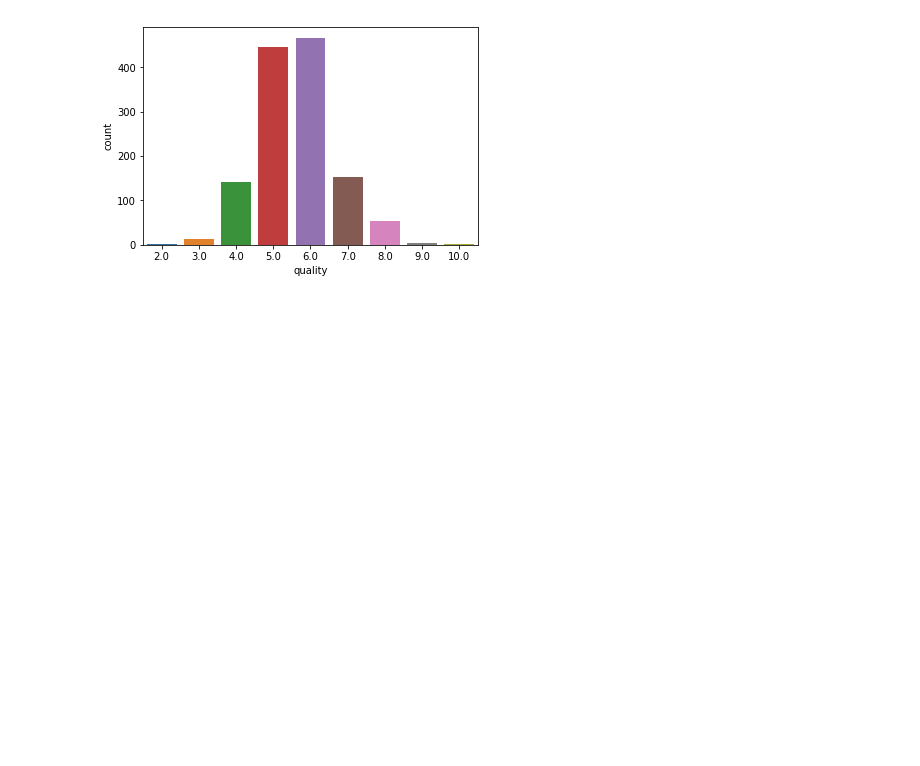
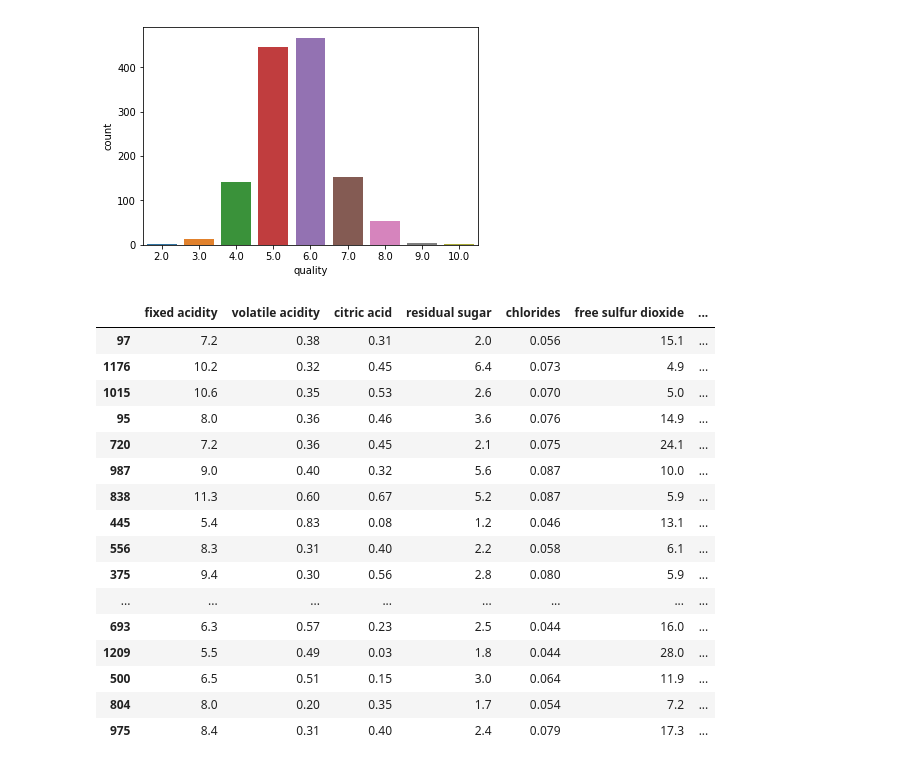
Before and after one commit to nemuritarinai/gci_competition2, a Jupyter notebook: analyse.ipynb, the cells around one changed output. Cells and saved outputs as stored; diff of their text form; code cells hidden in the pictures; blank space fills up the shorter version.

```diff
--- a/analyse.ipynb
+++ b/analyse.ipynb
@@ -6,6 +6,9 @@ import matplotlib.pyplot as plt
 import seaborn as sns
 import warnings
 warnings.filterwarnings('ignore')
+
+pd.set_option('display.max_columns', 500)
+pd.set_option('display.max_rows', 500)
 # %%
 path = "input/"
 
@@ -105,3 +108,23 @@ sns.countplot(x = round(wine['quality']), data = wine)
 # %% [output]
 <matplotlib.axes._subplots.AxesSubplot at 0x...>
 [figure]
+# %%
+wine[wine['quality']> 7.0].sort_values(['quality'], ascending=False)
+# %% [output]
+|  | fixed acidity | volatile acidity | citric acid | residual sugar | chlorides | free sulfur dioxide | ... |
+| 97 | 7.2 | 0.38 | 0.31 | 2.0 | 0.056 | 15.1 | ... |
+| 1176 | 10.2 | 0.32 | 0.45 | 6.4 | 0.073 | 4.9 | ... |
+| 1015 | 10.6 | 0.35 | 0.53 | 2.6 | 0.070 | 5.0 | ... |
+| 95 | 8.0 | 0.36 | 0.46 | 3.6 | 0.076 | 14.9 | ... |
+| 720 | 7.2 | 0.36 | 0.45 | 2.1 | 0.075 | 24.1 | ... |
+| 987 | 9.0 | 0.40 | 0.32 | 5.6 | 0.087 | 10.0 | ... |
+| 838 | 11.3 | 0.60 | 0.67 | 5.2 | 0.087 | 5.9 | ... |
+| 445 | 5.4 | 0.83 | 0.08 | 1.2 | 0.046 | 13.1 | ... |
+| 556 | 8.3 | 0.31 | 0.40 | 2.2 | 0.058 | 6.1 | ... |
+| 375 | 9.4 | 0.30 | 0.56 | 2.8 | 0.080 | 5.9 | ... |
+| ... | ... | ... | ... | ... | ... | ... | ... |
+| 693 | 6.3 | 0.57 | 0.23 | 2.5 | 0.044 | 16.0 | ... |
+| 1209 | 5.5 | 0.49 | 0.03 | 1.8 | 0.044 | 28.0 | ... |
+| 500 | 6.5 | 0.51 | 0.15 | 3.0 | 0.064 | 11.9 | ... |
+| 804 | 8.0 | 0.20 | 0.35 | 1.7 | 0.054 | 7.2 | ... |
+| 975 | 8.4 | 0.31 | 0.40 | 2.4 | 0.079 | 17.3 | ... |
```
Also changed, not shown: 4 other files.
